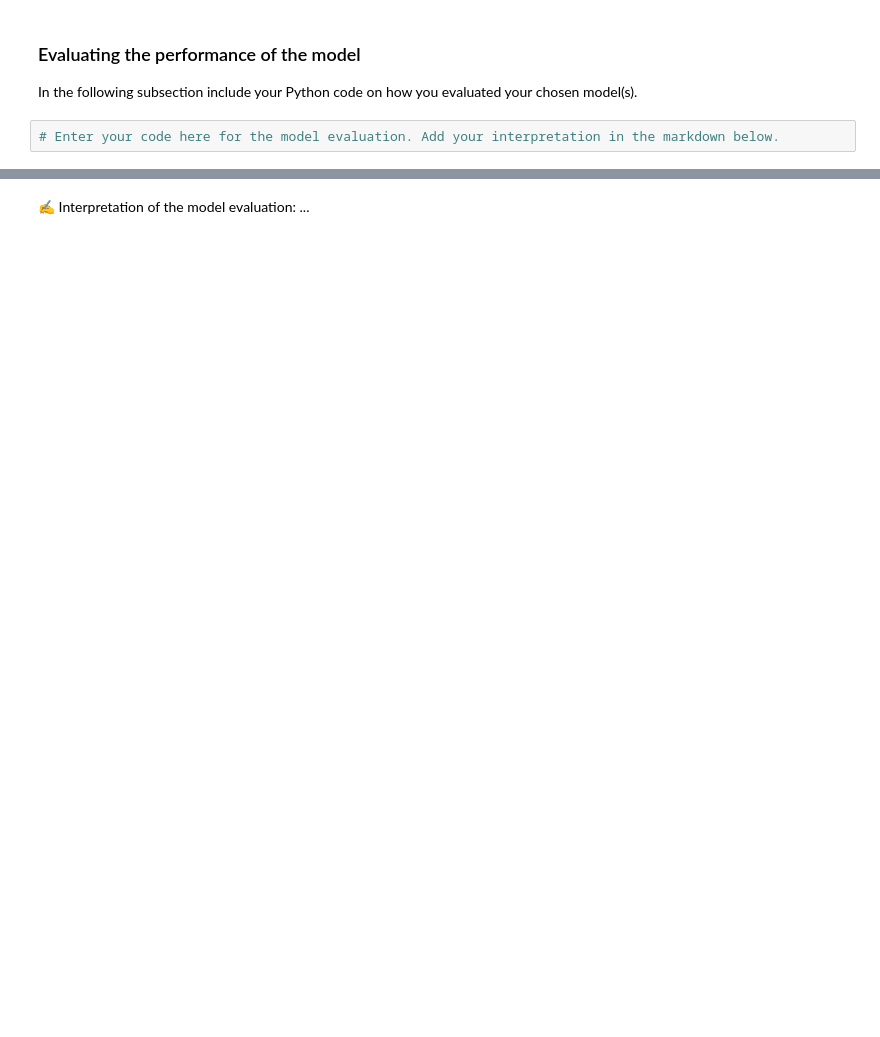
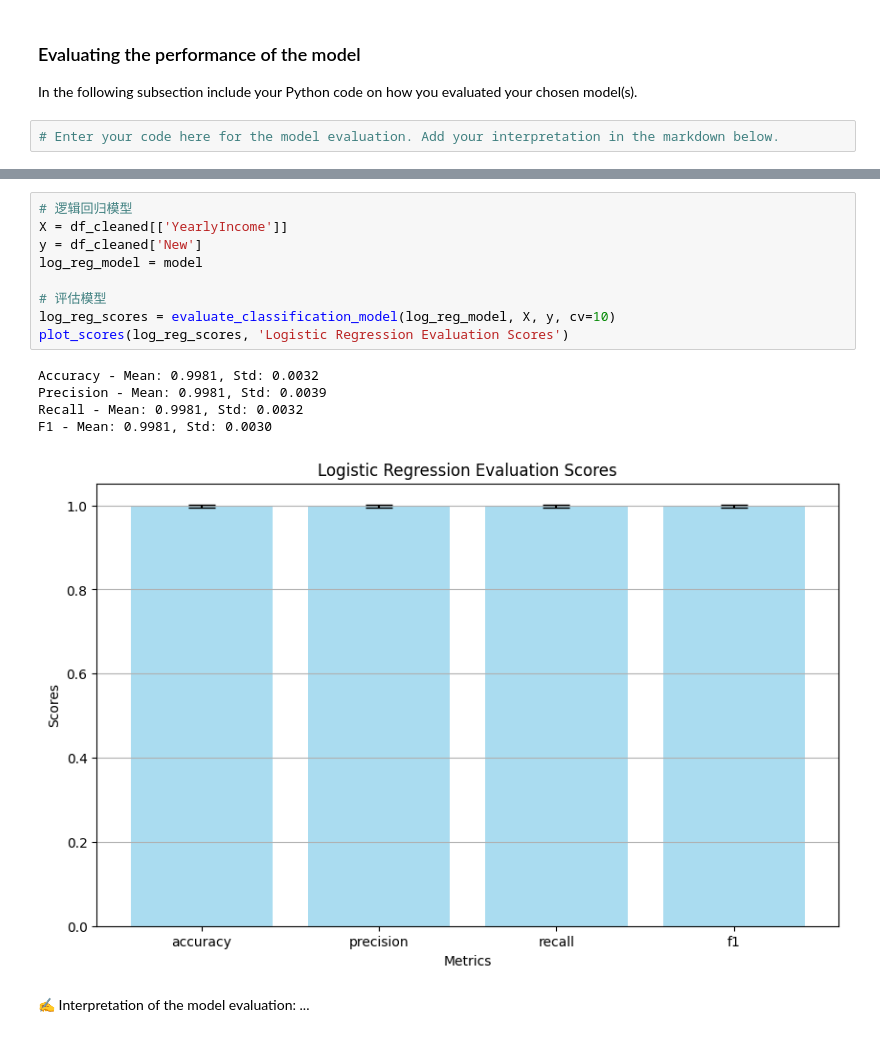
Before and after one commit to Chris-JunHao/group3, a Jupyter notebook: AdventureWork_Template_Final_Deliverable.ipynb, the cells around one changed output, grey strips where cells are left out. Drawn from its saved outputs; the diff is of its cells as text; blank space fills up the shorter version.

```diff
--- a/AdventureWork_Template_Final_Deliverable.ipynb
+++ b/AdventureWork_Template_Final_Deliverable.ipynb
@@ -508,2 +620,17 @@ In the following subsection include your Python code on how you evaluated your c
+# %%
+# 逻辑回归模型
+X = df_cleaned[['YearlyIncome']]
+y = df_cleaned['New']
+log_reg_model = model
+
+# 评估模型
+log_reg_scores = evaluate_classification_model(log_reg_model, X, y, cv=10)
+plot_scores(log_reg_scores, 'Logistic Regression Evaluation Scores')
+# %% [output]
+Accuracy - Mean: 0.9981, Std: 0.0032
+Precision - Mean: 0.9981, Std: 0.0039
+Recall - Mean: 0.9981, Std: 0.0032
+F1 - Mean: 0.9981, Std: 0.0030
+[figure, added]
 # %% [markdown]
 ✍️ Interpretation of the model evaluation: ...
```
Also changed, not shown: parts of 15 cells of this notebook.
